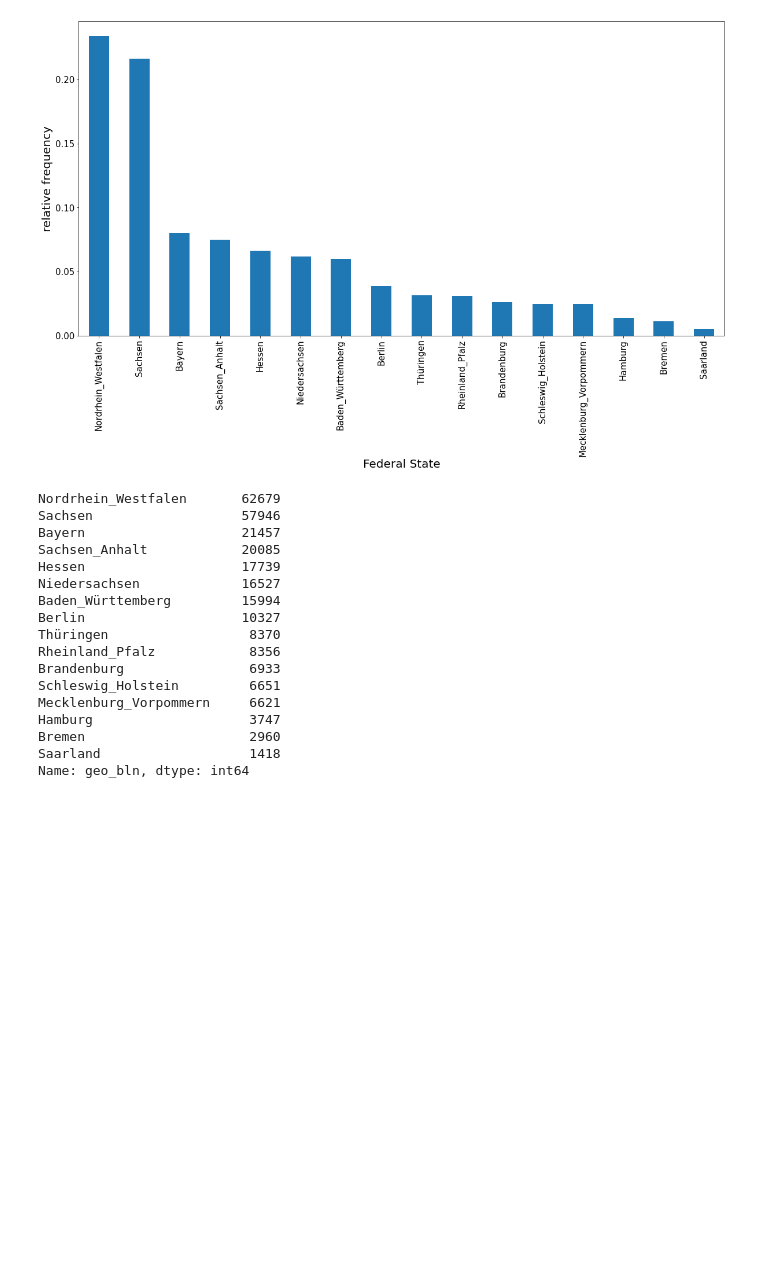
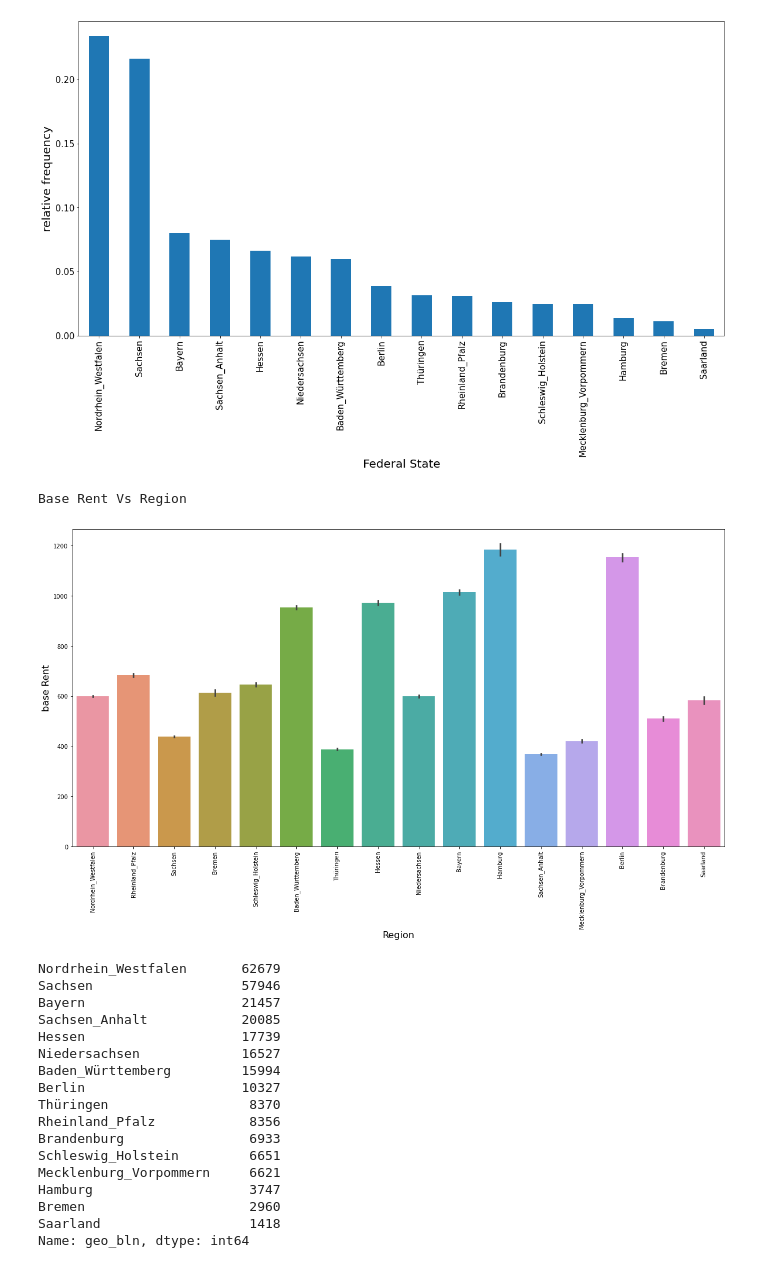
Before and after one commit to bennednedben/Final-Project, a Jupyter notebook: 03 Data Analysis.ipynb, the cells around one changed output. Cells and saved outputs as stored; diff of their text form; code cells hidden in the pictures; blank space fills up the shorter version.

```diff
--- a/03 Data Analysis.ipynb
+++ b/03 Data Analysis.ipynb
@@ -38,6 +38,18 @@ plt.xticks(fontsize=15)
 plt.show()
 # %% [output]
 [figure]
+# %%
+plt.figure(figsize = (20,10))
+ax = sns.barplot(x = 'regio1', y = 'baseRent', data = immo)
+ax.set_xticklabels(ax.get_xticklabels(), rotation = 90)
+title = print("Base Rent Vs Region")
+plt.title(title, fontsize = 20)
+plt.xlabel('Region', fontsize = 16)
+plt.ylabel('base Rent', fontsize = 16)
+plt.show()
+# %% [output]
+Base Rent Vs Region
+[figure, added]
 # %%
 pd.set_option('display.max_columns', None)
 immo["geo_bln"].value_counts(dropna=False)
```
Also changed, not shown: parts of 3 cells of this notebook, 10 other files.
